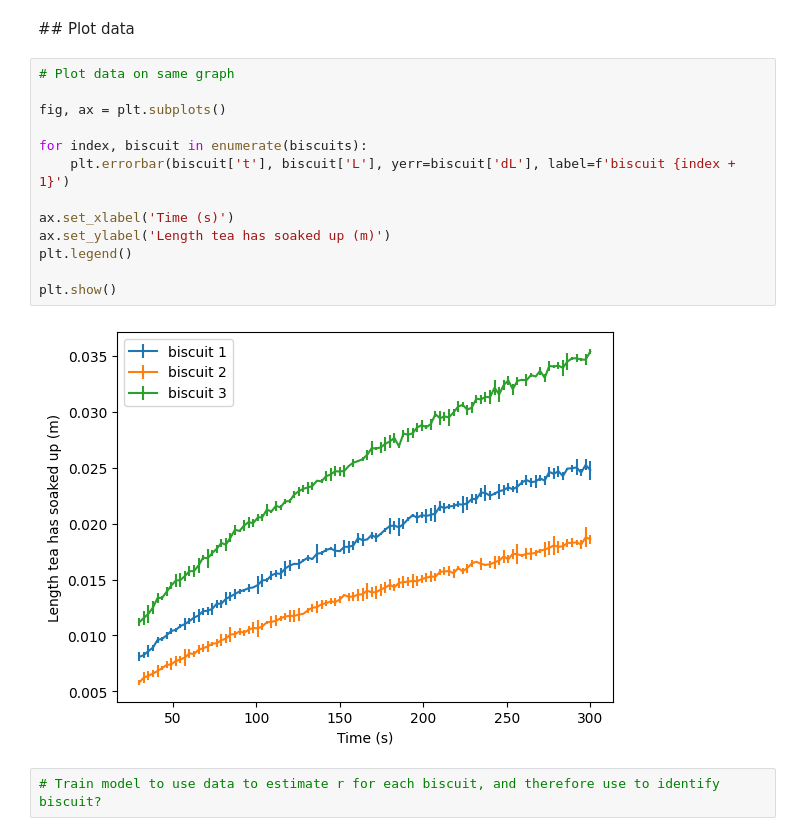
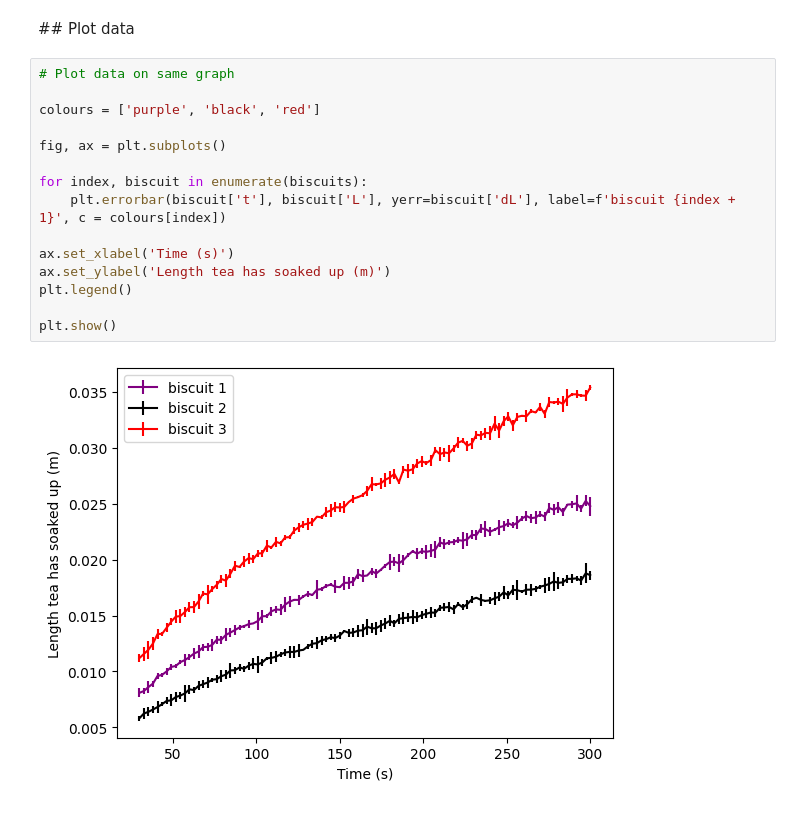
Before and after one commit to maximillian-dolan/ML_dunking, a Jupyter notebook: rate_analysis.ipynb, the cells around one changed output. Drawn from its saved outputs; the diff is of its cells as text.

```diff
--- a/rate_analysis.ipynb
+++ b/rate_analysis.ipynb
@@ -31,18 +41,18 @@ eta = 9.93e-4
 ## Plot data
 # %%
 # Plot data on same graph
+
+colours = ['purple', 'black', 'red']
 
 fig, ax = plt.subplots()
 
 for index, biscuit in enumerate(biscuits):
-    plt.errorbar(biscuit['t'], biscuit['L'], yerr=biscuit['dL'], label=f'biscuit {index + 1}')
+    plt.errorbar(biscuit['t'], biscuit['L'], yerr=biscuit['dL'], label=f'biscuit {index + 1}', c = colours[index])
 
 ax.set_xlabel('Time (s)')
 ax.set_ylabel('Length tea has soaked up (m)')
 plt.legend()
 
 plt.show()
 # %% [output]
-[figure, old version]
+[figure, new version]
-# %%
-# Train model to use data to estimate r for each biscuit, and therefore use to identify biscuit?
```
Also changed, not shown: parts of 8 cells of this notebook.
